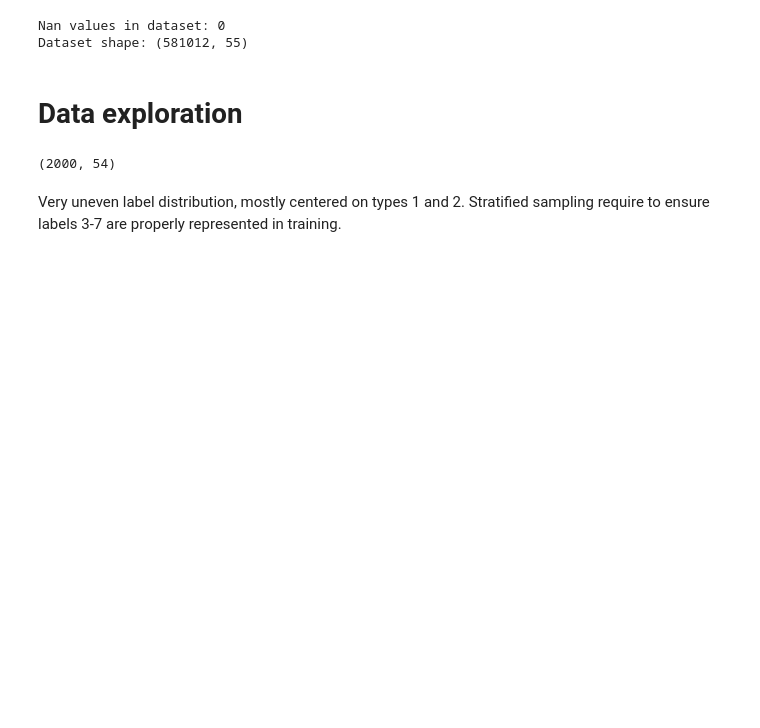
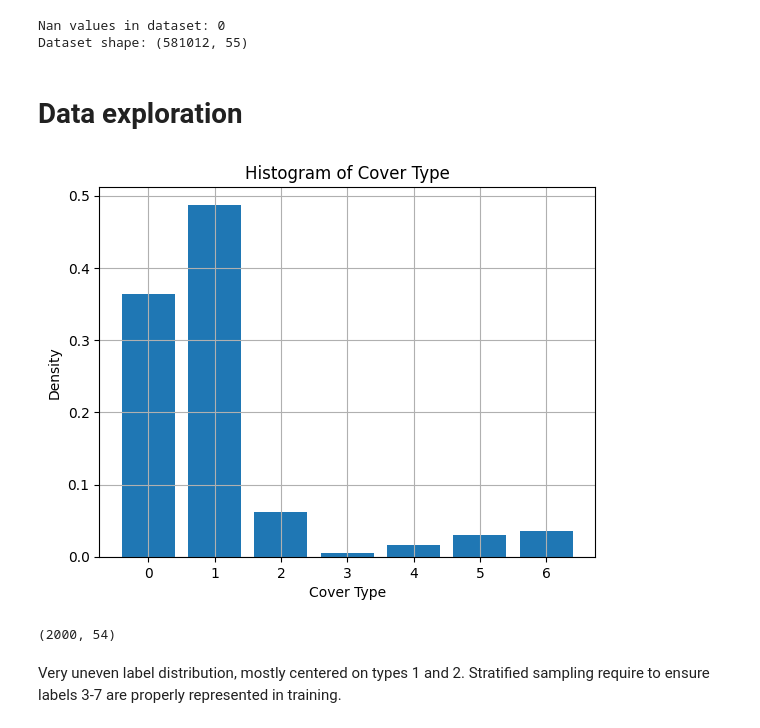
Before and after one commit to Sb4345/CSCI-635-1-Group-5, a Jupyter notebook: code/mlp_model.ipynb, the cells around one changed output. Cells and saved outputs as stored; diff of their text form; code cells hidden in the pictures; blank space fills up the shorter version.

```diff
--- a/code/mlp_model.ipynb
+++ b/code/mlp_model.ipynb
@@ -47,10 +42,12 @@ Dataset shape: (581012, 55)
 # %%
 tree_reduced = scripts.sample_stratify(tree_data, 'Cover_Type', n_samples=2000, rand_state=rand_seed)
 X_tree, y_tree = tree_reduced.drop(columns=['Cover_Type']), tree_reduced['Cover_Type']
+y_tree -= 1  # make labels zero-indexed
 # %%
-# scripts.plot_histogram(y_tree, label='Cover Type')
+scripts.plot_histogram(y_tree, label='Cover Type')
 X_tree.shape
 # %% [output]
+[figure, added]
 (2000, 54)
 # %% [markdown]
 Very uneven label distribution, mostly centered on types 1 and 2.
```
Also changed, not shown: parts of 6 cells of this notebook.
